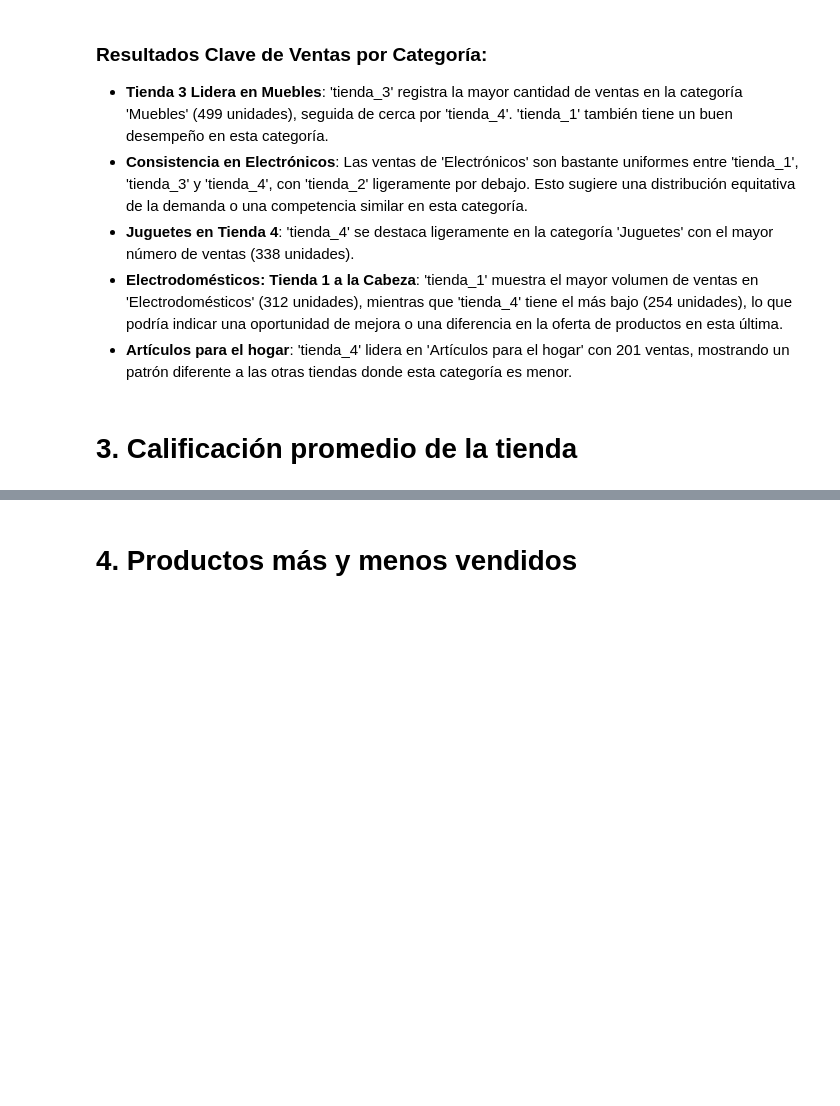
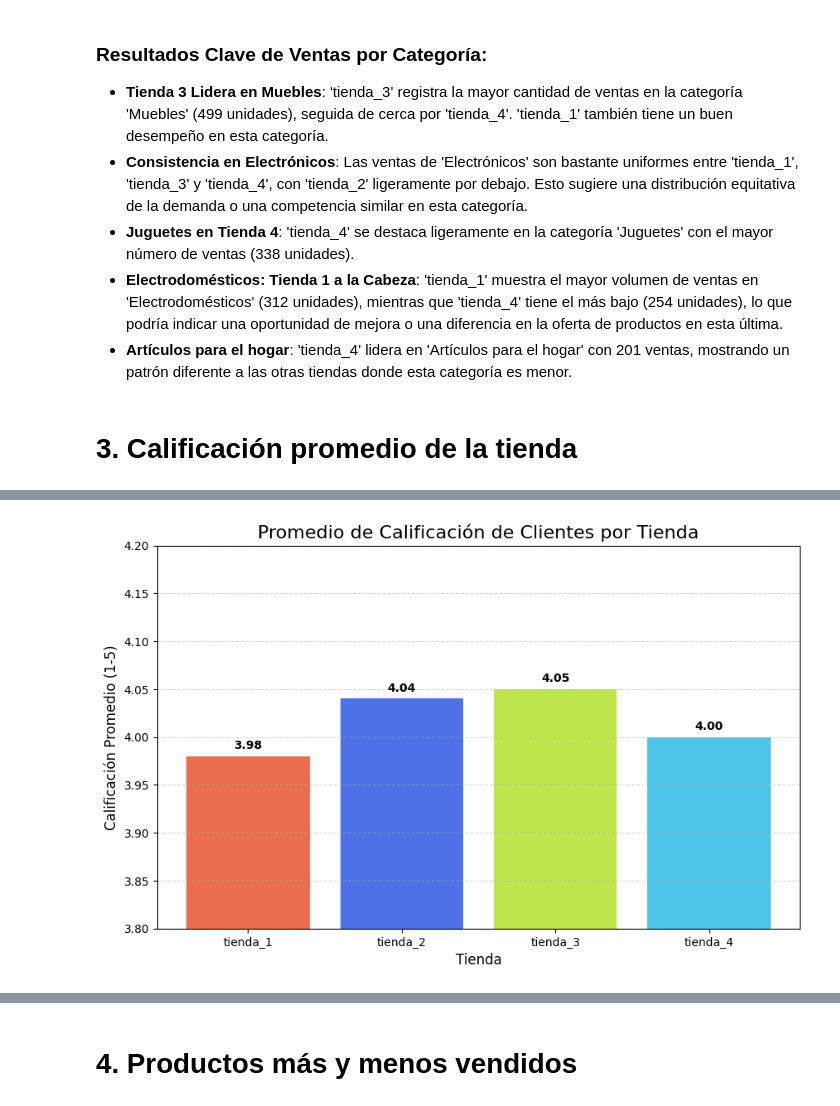
Before and after one commit to LenninTemoche/Challenge-Alura-Store-One-DS, a Jupyter notebook: AluraStoreLatam.ipynb, the cells around one changed output, grey strips where cells are left out. Cells and saved outputs as stored; diff of their text form; code cells hidden in the pictures; blank space fills up the shorter version.

Commit message:
se realiza análisis de promedio de calificaciones y se agrega visual de barras

```diff
--- a/AluraStoreLatam.ipynb
+++ b/AluraStoreLatam.ipynb
@@ -389,3 +389,13 @@ plt.show()
 *   **Artículos para el hogar**: 'tienda_4' lidera en 'Artículos para el hogar' con 201 ventas, mostrando un patrón diferente a las otras tiendas donde esta categoría es menor.
 # %% [markdown]
 # 3. Calificación promedio de la tienda
+# %%
+calificacion_promedio = {}
+for i, tienda_df in enumerate([tienda_1, tienda_2, tienda_3, tienda_4]):
+    store_name = f'tienda_{i+1}'
+    calificacion_promedio[store_name] = tienda_df['Calificación'].mean().round(2)
+
+calificacion_promedio_df = pd.DataFrame(list(calificacion_promedio.items()), columns=['Tienda', 'Calificación Promedio'])
+
+print("Calificación Promedio por Tienda:")
+display(calificacion_promedio_df)
@@ -391,0 +409,26 @@ plt.show()
+# %%
+custom_palette = [
+    "#E85D3A",  # Naranja  mpas bajo
+    "#3A62E4",  # Azul
+    "#BAE43A",  # Verde  más alto
+    "#3ABFE4" # Azul claro
+
+]
+plt.figure(figsize=(10, 6))
+bars = plt.bar(calificacion_promedio_df['Tienda'], calificacion_promedio_df['Calificación Promedio'], color=custom_palette, alpha=0.9)
+
+# Ajustar eje Y para ver mejor las diferencias (ej. de 3.5 a 4.5)
+plt.ylim(3.8, 4.2)
+plt.title('Promedio de Calificación de Clientes por Tienda', fontsize=16)
+plt.xlabel('Tienda', fontsize=12)
+plt.ylabel('Calificación Promedio (1-5)', fontsize=12)
+
+# Añadir etiquetas
+for bar in bars:
+    yval = bar.get_height()
+    plt.text(bar.get_x() + bar.get_width()/2, yval + 0.005, f'{yval:.2f}', ha='center', va='bottom', fontweight='bold')
+
+plt.grid(axis='y', linestyle='--', alpha=0.5)
+plt.show()
+# %% [output]
+[figure, added]
```
Also changed, not shown: parts of 3 cells of this notebook.
